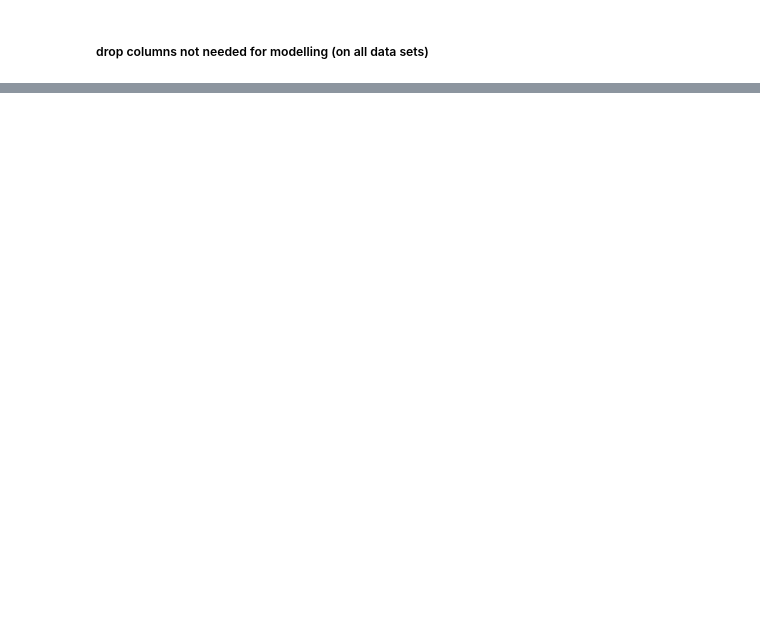
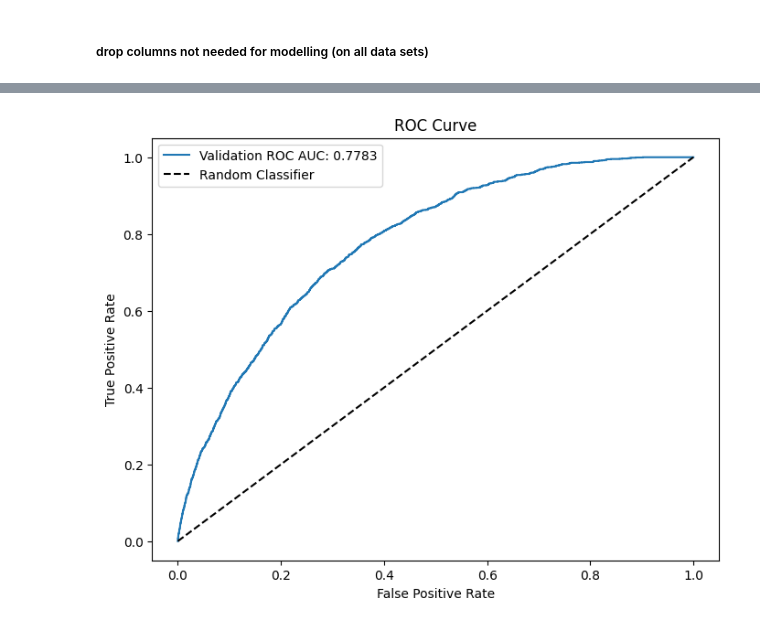
Before and after one commit to learnbh/ml-project, a Jupyter notebook: eike_modelling.ipynb, the cells around one changed output, grey strips where cells are left out. Cells and saved outputs as stored; diff of their text form; code cells hidden in the pictures; blank space fills up the shorter version.

Commit message:
modelling program added

```diff
--- a/eike_modelling.ipynb
+++ b/eike_modelling.ipynb
@@ -62,7 +177,7 @@ print(train_res.shape, val.shape, test.shape)
 client_id_val = val['client_id']
 client_id_test = test['client_id']
 
-drop_columns = ['client_id', 'creation_date', 'disrict']
+drop_columns = ['client_id', 'creation_date', 'disrict', 'gap_days_nanst']
 for col in drop_columns:
     if col in train_res.columns:
         train_res.drop([col], axis=1, inplace=True)
@@ -72,0 +345,4 @@ for col in drop_columns:
+# %%
+# extract best_params
+best_params = random_search.best_params_
+print("Best parameters found: ", best_params)
@@ -72,0 +351,19 @@ for col in drop_columns:
+# %%
+# grid search near the best values found by random search
+grid_params = {
+    'lgbm__num_leaves': [best_params['lgbm__num_leaves'] - 50, best_params['lgbm__num_leaves'], best_params['lgbm__num_leaves'] + 50],
+    'lgbm__learning_rate': [best_params['lgbm__learning_rate'] * 0.5, best_params['lgbm__learning_rate'], best_params['lgbm__learning_rate'] * 1.5],
+    'lgbm__n_estimators': [best_params['lgbm__n_estimators'] - 100, best_params['lgbm__n_estimators'], best_params['lgbm__n_estimators'] + 100],
+    'lgbm__feature_fraction': [best_params['lgbm__feature_fraction'] * 0.9, best_params['lgbm__feature_fraction'], best_params['lgbm__feature_fraction'] * 1.1]
+}
+
+grid_search = GridSearchCV(
+    pipe_lgbm,
+    param_grid=grid_params,
+    scoring="roc_auc",
+    cv=5,
+    n_jobs=-1,
+    verbose=1
+)
+grid_search.fit(train_res.drop('target', axis=1), train_res.target)
+print("Best parameters found in grid search: ", grid_search.best_params_)
@@ -72,0 +382,20 @@ for col in drop_columns:
+# %%
+# extract best model
+best_model = grid_search.best_estimator_
+# %%
+# Predict with the best parameters on val using predict_proba and show ROC_AUC Curve
+y_val_proba = best_model.predict_proba(val.drop('target', axis=1))[:, 1]
+val_roc_auc = roc_auc_score(val['target'], y_val_proba)
+print("Validation ROC AUC: {:.4f}".format(val_roc_auc))
+
+# show ROC curve
+fpr, tpr, thresholds = roc_curve(val['target'], y_val_proba)
+plt.figure(figsize=(8, 6))
+plt.plot(fpr, tpr, label=f'Validation ROC AUC: {val_roc_auc:.4f}')
+plt.plot([0, 1], [0, 1], 'k--', label='Random Classifier')
+plt.xlabel('False Positive Rate')
+plt.ylabel('True Positive Rate')
+plt.title('ROC Curve')
+plt.legend()
+plt.show()
+# %% [output]
@@ -72,0 +404 @@ for col in drop_columns:
+[figure, added]
```
Also changed, not shown: parts of 28 cells of this notebook.
